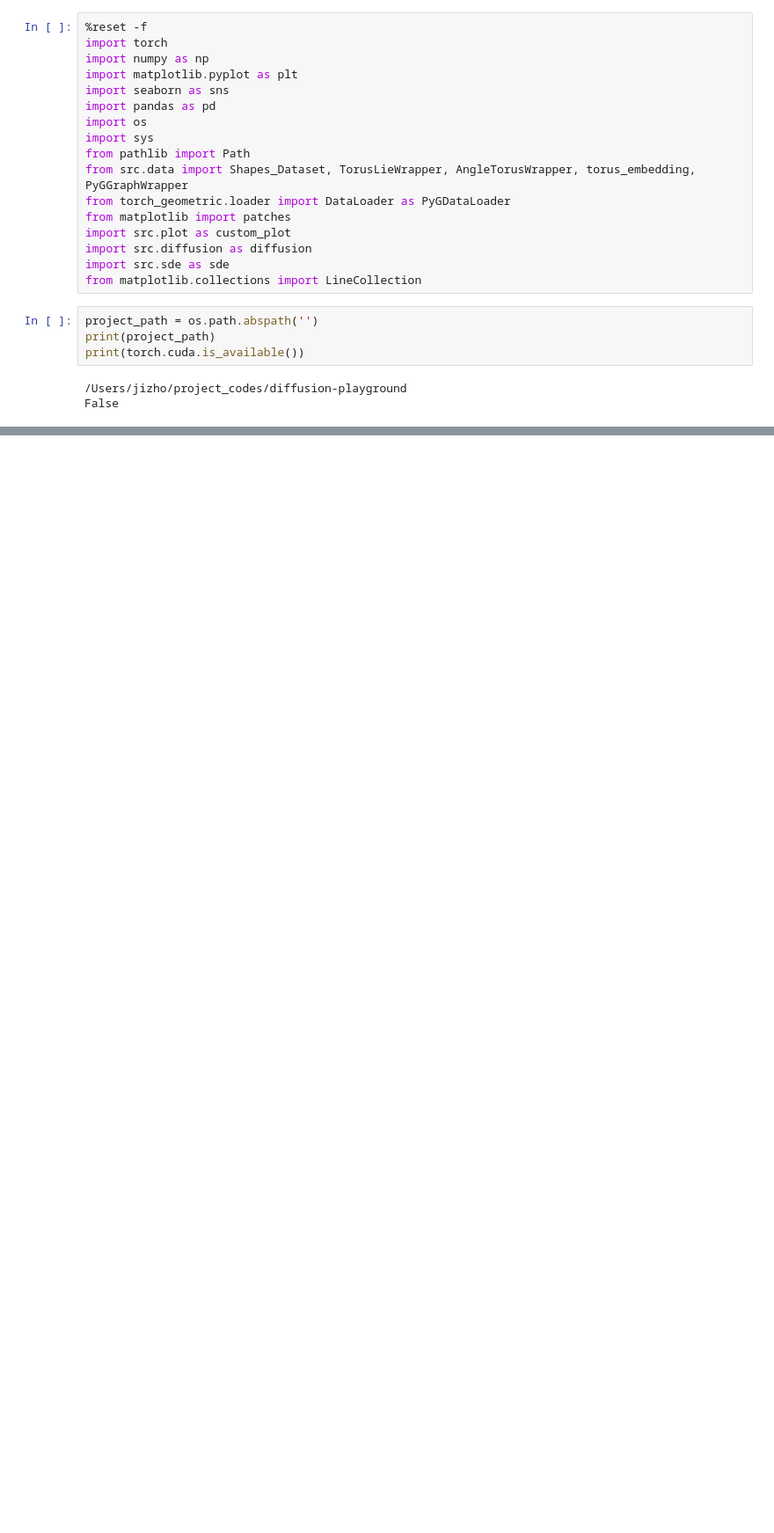
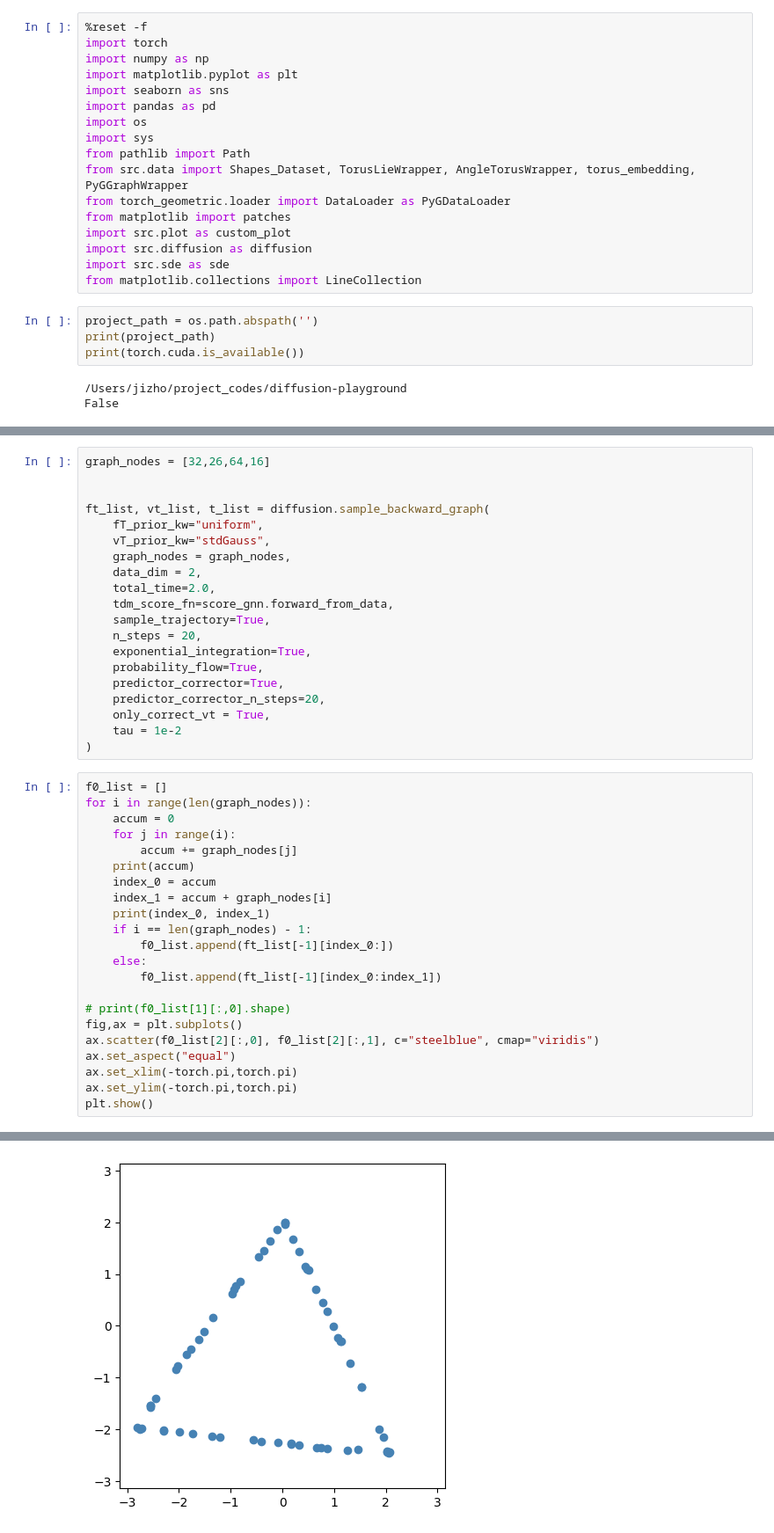
Before and after one commit to MateosCz/diffusion-playground, a Jupyter notebook: shape_analysis.ipynb, the cells around one changed output, grey strips where cells are left out. Shown at 88% size. Drawn from its saved outputs; the diff is of its cells as text; blank space fills up the shorter version.

```diff
--- a/shape_analysis.ipynb
+++ b/shape_analysis.ipynb
@@ -114,0 +166,43 @@ Done.
+# %%
+graph_nodes = [32,26,64,16]
+
+
+ft_list, vt_list, t_list = diffusion.sample_backward_graph(
+    fT_prior_kw="uniform",
+    vT_prior_kw="stdGauss",
+    graph_nodes = graph_nodes,
+    data_dim = 2,
+    total_time=2.0,
+    tdm_score_fn=score_gnn.forward_from_data,
+    sample_trajectory=True,
+    n_steps = 20,
+    exponential_integration=True,
+    probability_flow=True,
+    predictor_corrector=True,
+    predictor_corrector_n_steps=20,
+    only_correct_vt = True,
+    tau = 1e-2
+)
+# %%
+f0_list = []
+for i in range(len(graph_nodes)):
+    accum = 0
+    for j in range(i):
+        accum += graph_nodes[j]
+    print(accum)
+    index_0 = accum
+    index_1 = accum + graph_nodes[i]
+    print(index_0, index_1)
+    if i == len(graph_nodes) - 1:
+        f0_list.append(ft_list[-1][index_0:])
+    else:
+        f0_list.append(ft_list[-1][index_0:index_1])
+
+# print(f0_list[1][:,0].shape)
+fig,ax = plt.subplots()
+ax.scatter(f0_list[2][:,0], f0_list[2][:,1], c="steelblue", cmap="viridis")
+ax.set_aspect("equal")
+ax.set_xlim(-torch.pi,torch.pi)
+ax.set_ylim(-torch.pi,torch.pi)
+plt.show()
+# %% [output]
@@ -114,0 +217 @@ Done.
+[figure, added]
```
Also changed, not shown: parts of 3 cells of this notebook, 3 other files.
